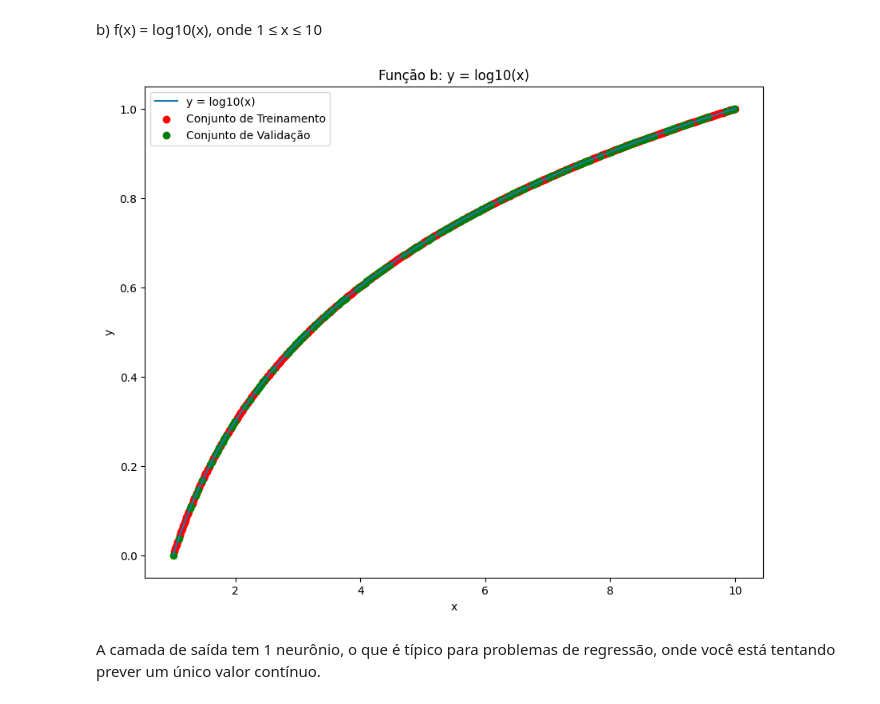
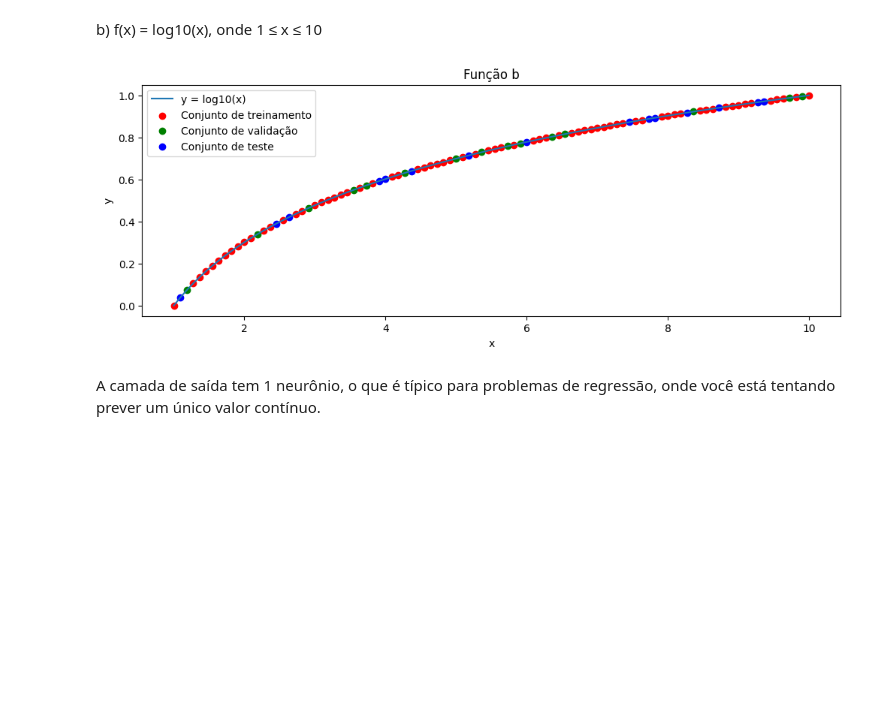
Before and after one commit to ArthurrCr/DEEP-LEARNING, a Jupyter notebook: [DL] 1A Lista_.ipynb, the cells around one changed output. Saved outputs shown, nothing was run; the diff lists cells and outputs as text; code cells hidden in the pictures; blank space fills up the shorter version.

```diff
--- a/[DL] 1A Lista_.ipynb
+++ b/[DL] 1A Lista_.ipynb
@@ -443,32 +558,36 @@ def function_b(x):
     return np.log10(x)
 
 # Gerar amostras para x (100 amostras uniformemente espaçadas entre 1 e 10)
-x_samples_b = np.linspace(1, 10, 500) # 100 amostras uniformemente espaçadas entre 1 e 10
+x_samples_b = np.linspace(1, 10, 100) # 100 amostras uniformemente espaçadas entre 1 e 10
 y_samples_b = function_b(x_samples_b)
 
-# Dividindo as amostras em conjuntos de treinamento (70%) e validação (30%)
+# Dividindo as amostras em conjuntos de treinamento (80%), validação (20%)
 indices_b = np.random.permutation(len(x_samples_b))
 train_indices_b = indices_b[:int(0.7*len(x_samples_b))]
-val_indices_b = indices_b[int(0.7*len(x_samples_b)):]
+val_indices_b = indices_b[int(0.7*len(x_samples_b)):int(0.85*len(x_samples_b))]
+test_indices_b = indices_b[int(0.85*len(x_samples_b)):]
 
 # reshape pra prevenir rank 1 array, e fazer a transposição para que cada amostra seja uma coluna
 x_train_b = x_samples_b[train_indices_b].reshape(1, -1)
 y_train_b = y_samples_b[train_indices_b].reshape(1, -1)
 x_val_b = x_samples_b[val_indices_b].reshape(1, -1)
 y_val_b = y_samples_b[val_indices_b].reshape(1, -1)
+x_test_b = x_samples_b[test_indices_b].reshape(1, -1)
+y_test_b = y_samples_b[test_indices_b].reshape(1, -1)
 # %%
 # plotar a função b
-plt.figure(figsize=(10, 8))
+plt.figure(figsize=(12, 4))
 plt.plot(x_samples_b, y_samples_b, label='y = log10(x)')
-plt.scatter(x_train_b, y_train_b, color='r', label='Conjunto de Treinamento')
-plt.scatter(x_val_b, y_val_b, color='g', label='Conjunto de Validação')
-plt.title('Função b: y = log10(x)')
+plt.scatter(x_train_b, y_train_b, color='r', label='Conjunto de treinamento')
+plt.scatter(x_val_b, y_val_b, color='g', label='Conjunto de validação')
+plt.scatter(x_test_b, y_test_b, color='b', label='Conjunto de teste')
+plt.title('Função b')
 plt.xlabel('x')
 plt.ylabel('y')
 plt.legend()
 plt.show()
 # %% [output]
-[figure, old version]
+[figure, new version]
 # %% [markdown]
 A camada de saída tem 1 neurônio, o que é típico para problemas de regressão, onde você está tentando prever um único valor contínuo.
 # %%
```
Also changed, not shown: parts of 54 cells of this notebook.
